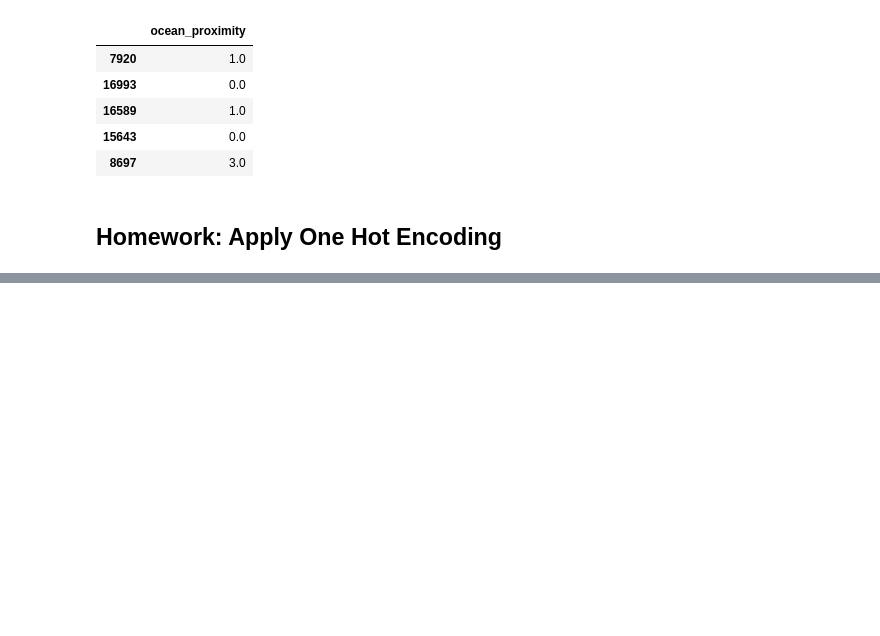
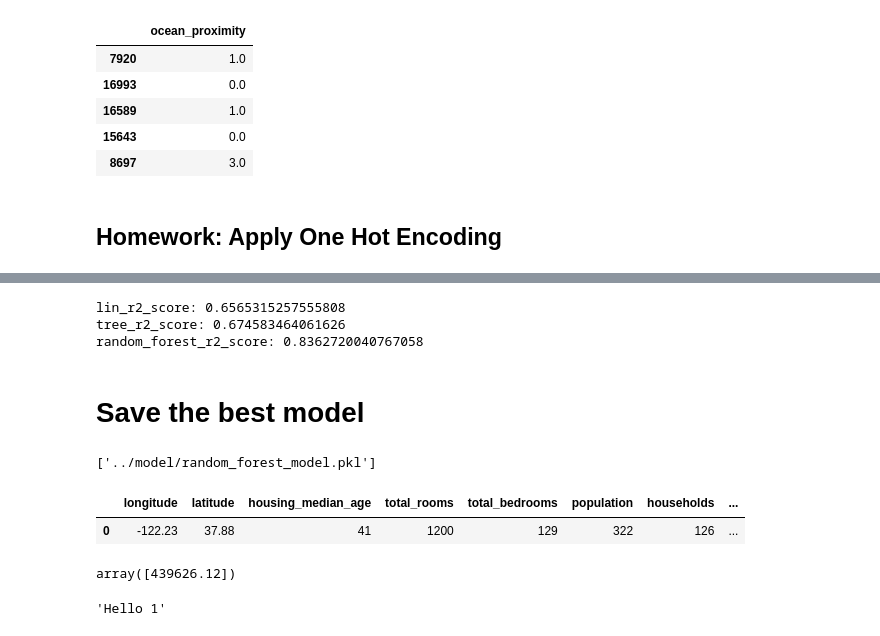
Before and after one commit to meftaul/e2e-ml-housing-project, a Jupyter notebook: notebooks/EDA.ipynb, the cells around one changed output, grey strips where cells are left out. Saved outputs shown, nothing was run; the diff lists cells and outputs as text; code cells hidden in the pictures; blank space fills up the shorter version.

```diff
--- a/notebooks/EDA.ipynb
+++ b/notebooks/EDA.ipynb
@@ -361,0 +510,16 @@ housing_cat_encoded_df.head()
+# %%
+print(f'lin_r2_score: {lin_r2_score}')
+print(f'tree_r2_score: {tree_r2_score}')
+print(f'random_forest_r2_score: {random_forest_r2_score}')
+# %% [output]
+lin_r2_score: 0.6565315257555808
+tree_r2_score: 0.674583464061626
+random_forest_r2_score: 0.8362720040767058
+# %% [markdown]
+# Save the best model
+# %%
+import joblib
+
+joblib.dump(random_forest_model, '../model/random_forest_model.pkl')
+# %% [output]
+['../model/random_forest_model.pkl']
@@ -361,0 +531,27 @@ housing_cat_encoded_df.head()
+# %%
+example_data = pd.DataFrame({
+    'longitude': [-122.23],
+    'latitude': [37.88],
+    'housing_median_age': [41],
+    'total_rooms': [1200],
+    'total_bedrooms': [129],
+    'population': [322],
+    'households': [126],
+    'median_income': [8.3252],
+    'ocean_proximity': ['<1H OCEAN']
+})
+example_data
+# %% [output]
+|  | longitude | latitude | housing_median_age | total_rooms | total_bedrooms | population | households | ... |
+| 0 | -122.23 | 37.88 | 41 | 1200 | 129 | 322 | 126 | ... |
+# %%
+model.predict(example_data)
+# %% [output]
+array([439626.12])
+# %%
+var1 = "1"
+string = f'Hello {var1}'
+
+string
+# %% [output]
+'Hello 1'
```
Also changed, not shown: parts of 29 cells of this notebook, 5 other files.
